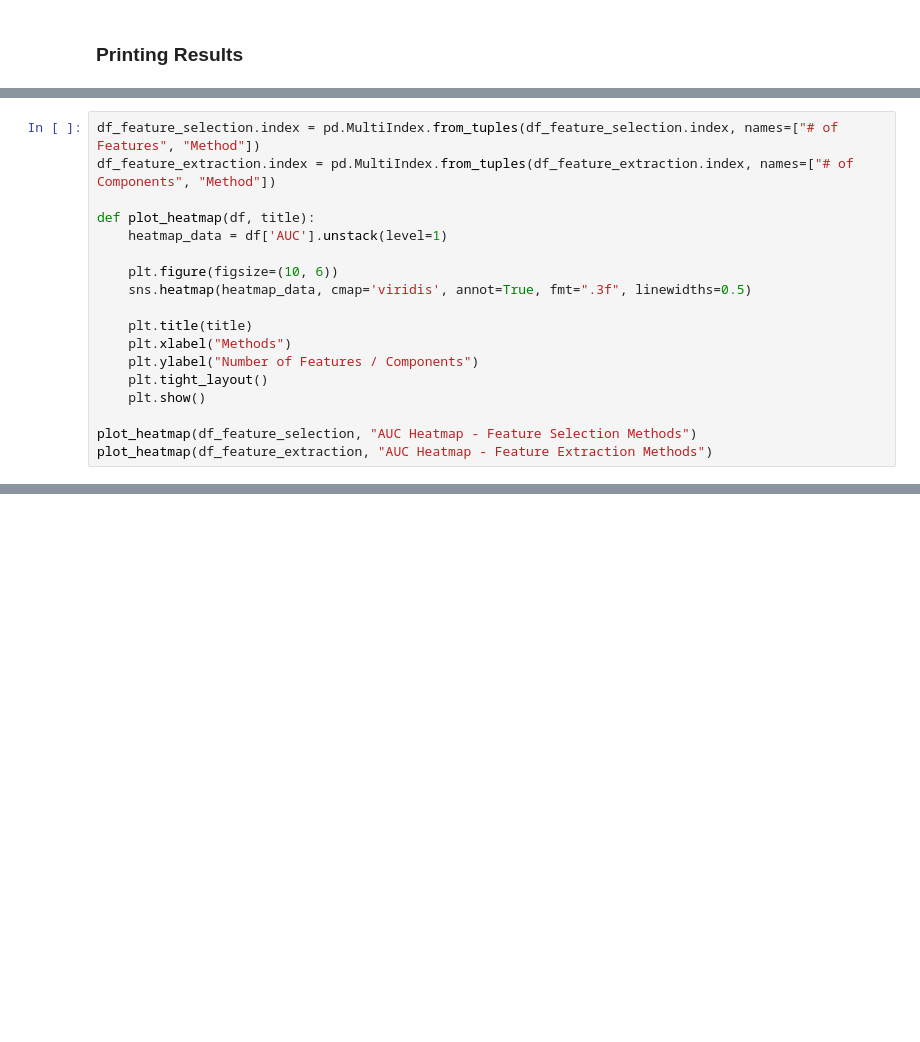
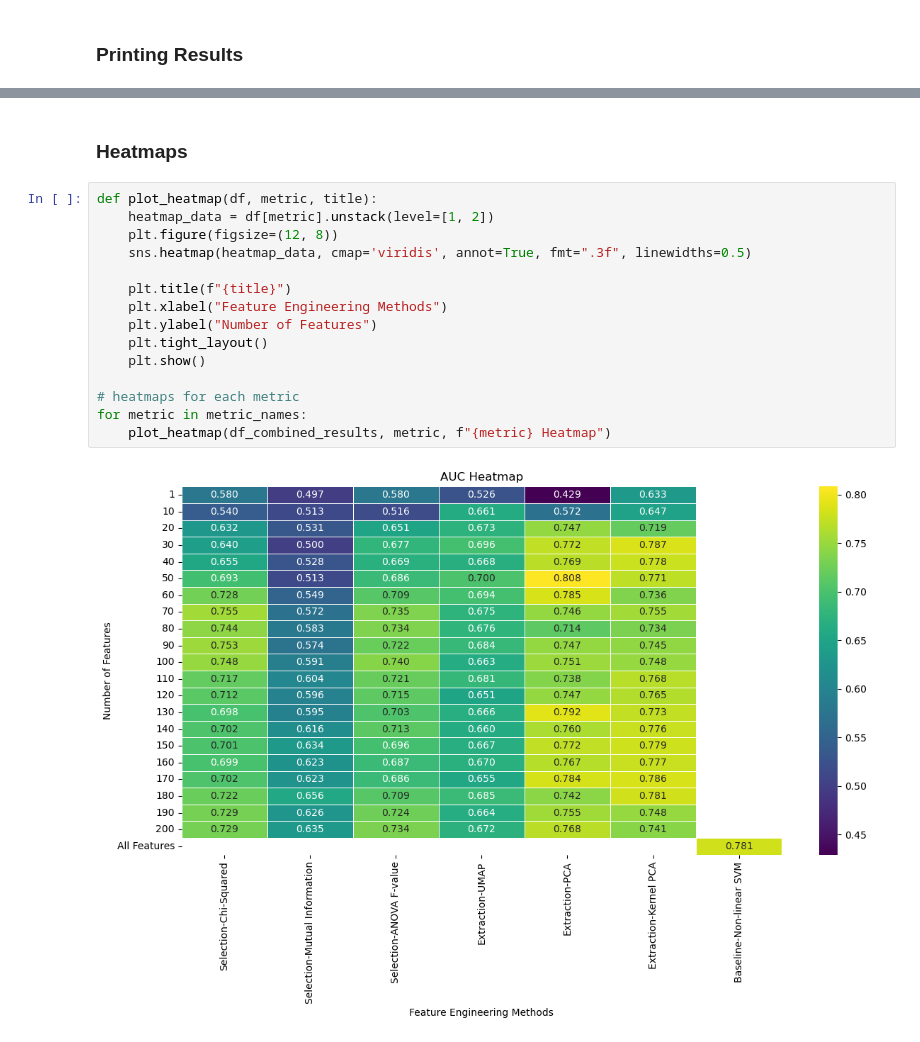
Before and after one commit to NickkRodriguez/GatorBiome, a Jupyter notebook: feature_engineering.ipynb, the cells around one changed output, grey strips where cells are left out. Cells and saved outputs as stored; diff of their text form; blank space fills up the shorter version.

```diff
--- a/feature_engineering.ipynb
+++ b/feature_engineering.ipynb
@@ -265,18 +243,0 @@ plot_bar_chart(df_feature_extraction, "Feature Extraction Methods - Performance
-# %%
-df_feature_selection.index = pd.MultiIndex.from_tuples(df_feature_selection.index, names=["# of Features", "Method"])
-df_feature_extraction.index = pd.MultiIndex.from_tuples(df_feature_extraction.index, names=["# of Components", "Method"])
-
-def plot_heatmap(df, title):
-    heatmap_data = df['AUC'].unstack(level=1)
-
-    plt.figure(figsize=(10, 6))
-    sns.heatmap(heatmap_data, cmap='viridis', annot=True, fmt=".3f", linewidths=0.5)
-
-    plt.title(title)
-    plt.xlabel("Methods")
-    plt.ylabel("Number of Features / Components")
-    plt.tight_layout()
-    plt.show()
-
-plot_heatmap(df_feature_selection, "AUC Heatmap - Feature Selection Methods")
-plot_heatmap(df_feature_extraction, "AUC Heatmap - Feature Extraction Methods")
@@ -309,0 +244,19 @@ plot_auc_progression(df_feature_extraction, "AUC Progression - Feature Extractio
+# %% [markdown]
+### Heatmaps
+# %%
+def plot_heatmap(df, metric, title):
+    heatmap_data = df[metric].unstack(level=[1, 2])
+    plt.figure(figsize=(12, 8))
+    sns.heatmap(heatmap_data, cmap='viridis', annot=True, fmt=".3f", linewidths=0.5)
+
+    plt.title(f"{title}")
+    plt.xlabel("Feature Engineering Methods")
+    plt.ylabel("Number of Features")
+    plt.tight_layout()
+    plt.show()
+
+# heatmaps for each metric
+for metric in metric_names:
+    plot_heatmap(df_combined_results, metric, f"{metric} Heatmap")
+# %% [output]
+[figure, added]
```
Also changed, not shown: parts of 15 cells of this notebook, 3 other files.
